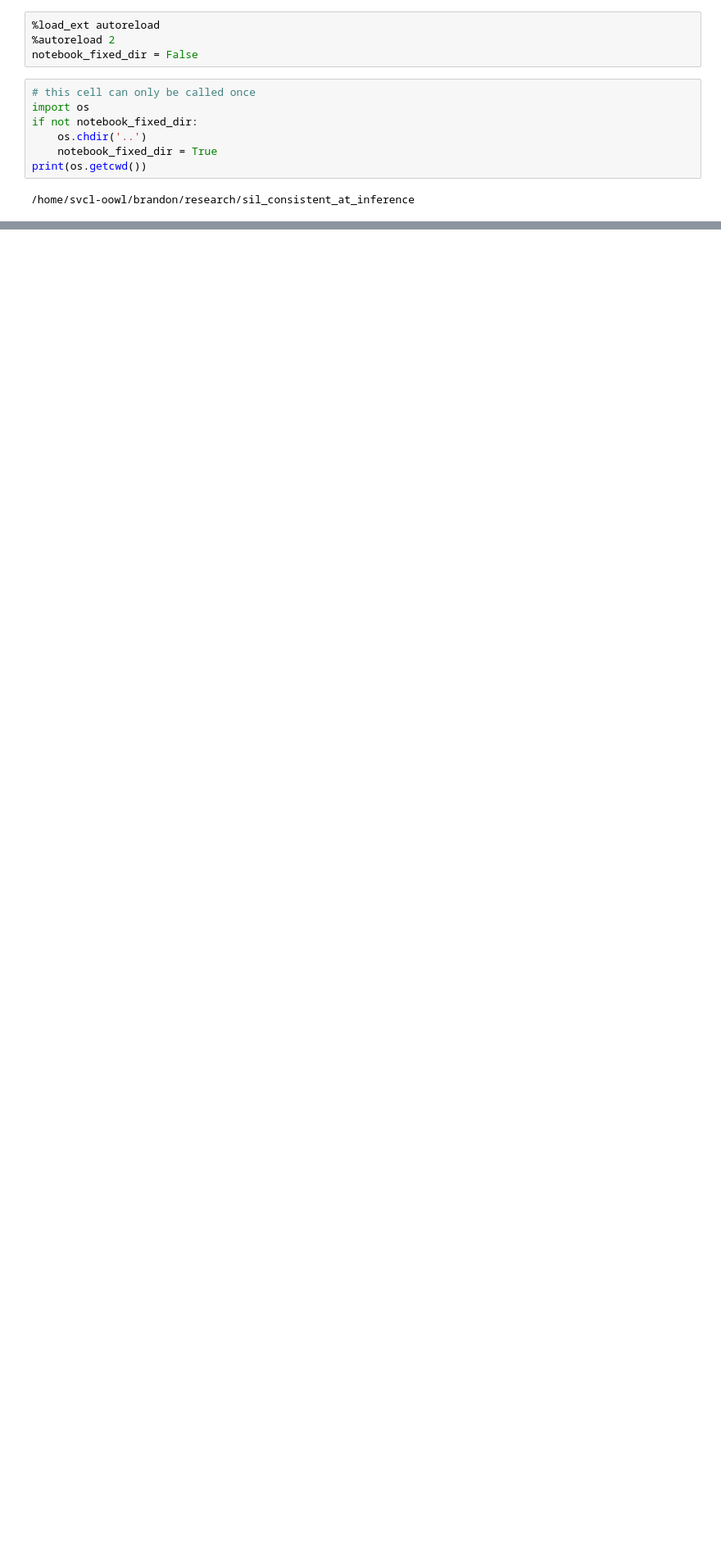
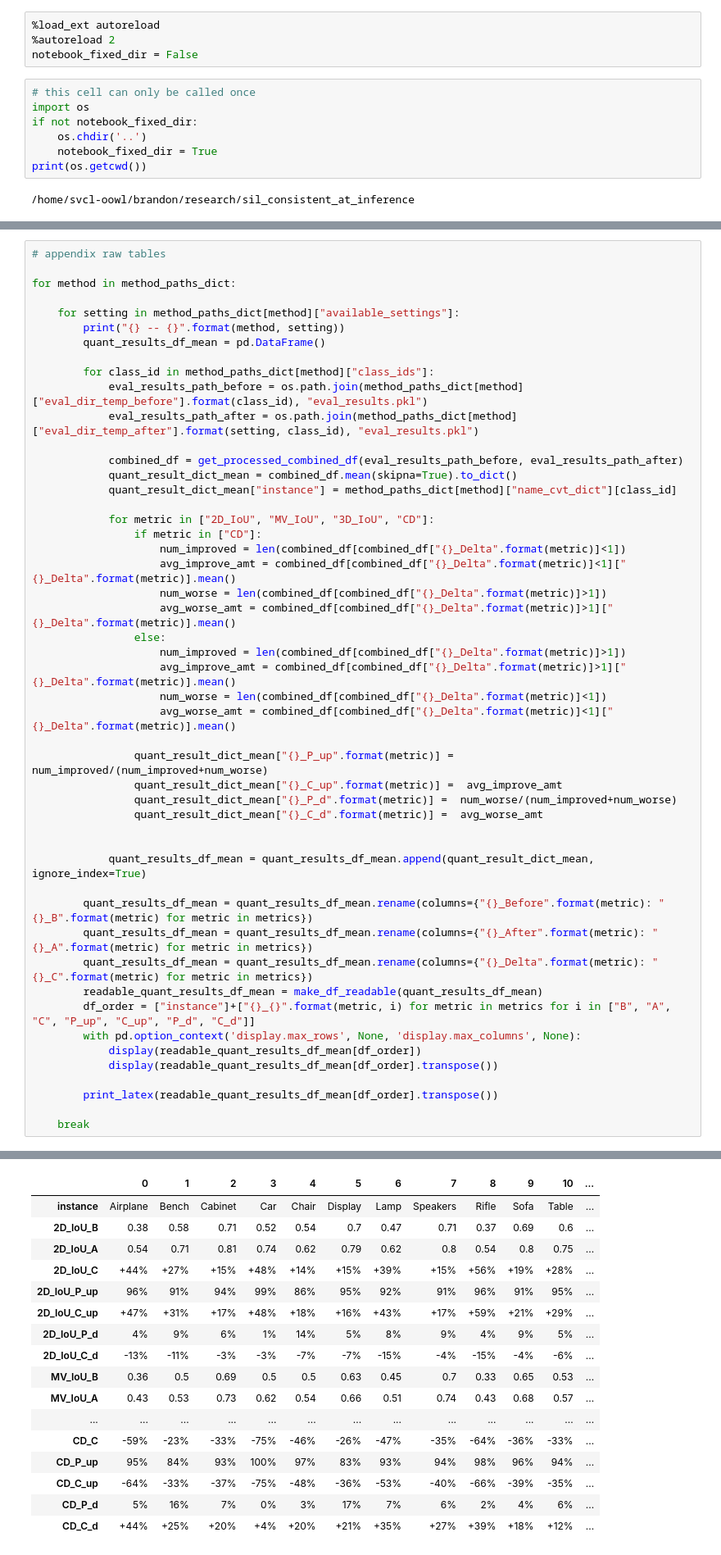
Before and after one commit to b7leung/sil_consistent_at_inference, a Jupyter notebook: notebooks/Show_Quantative_Results.ipynb, the cells around one changed output, grey strips where cells are left out. Shown at 82% size. Drawn from its saved outputs; the diff is of its cells as text; blank space fills up the shorter version.

```diff
--- a/notebooks/Show_Quantative_Results.ipynb
+++ b/notebooks/Show_Quantative_Results.ipynb
@@ -237,0 +388,50 @@ comp_df.hist(column="iou_3d_delta", bins=100)
+# %%
+# appendix raw tables
+
+for method in method_paths_dict:
+
+    for setting in method_paths_dict[method]["available_settings"]:
+        print("{} -- {}".format(method, setting))
+        quant_results_df_mean = pd.DataFrame()
+
+        for class_id in method_paths_dict[method]["class_ids"]:
+            eval_results_path_before = os.path.join(method_paths_dict[method]["eval_dir_temp_before"].format(class_id), "eval_results.pkl")
+            eval_results_path_after = os.path.join(method_paths_dict[method]["eval_dir_temp_after"].format(setting, class_id), "eval_results.pkl")
+
+            combined_df = get_processed_combined_df(eval_results_path_before, eval_results_path_after)
+            quant_result_dict_mean = combined_df.mean(skipna=True).to_dict()
+            quant_result_dict_mean["instance"] = method_paths_dict[method]["name_cvt_dict"][class_id]
+
+            for metric in ["2D_IoU", "MV_IoU", "3D_IoU", "CD"]:
+                if metric in ["CD"]:
+                    num_improved = len(combined_df[combined_df["{}_Delta".format(metric)]<1])
+                    avg_improve_amt = combined_df[combined_df["{}_Delta".format(metric)]<1]["{}_Delta".format(metric)].mean()
+                    num_worse = len(combined_df[combined_df["{}_Delta".format(metric)]>1])
+                    avg_worse_amt = combined_df[combined_df["{}_Delta".format(metric)]>1]["{}_Delta".format(metric)].mean()
+                else:
+                    num_improved = len(combined_df[combined_df["{}_Delta".format(metric)]>1])
+                    avg_improve_amt = combined_df[combined_df["{}_Delta".format(metric)]>1]["{}_Delta".format(metric)].mean()
+                    num_worse = len(combined_df[combined_df["{}_Delta".format(metric)]<1])
+                    avg_worse_amt = combined_df[combined_df["{}_Delta".format(metric)]<1]["{}_Delta".format(metric)].mean()
+
+                quant_result_dict_mean["{}_P_up".format(metric)] =  num_improved/(num_improved+num_worse)
+                quant_result_dict_mean["{}_C_up".format(metric)] =  avg_improve_amt
+                quant_result_dict_mean["{}_P_d".format(metric)] =  num_worse/(num_improved+num_worse)
+                quant_result_dict_mean["{}_C_d".format(metric)] =  avg_worse_amt
+
+
+            quant_results_df_mean = quant_results_df_mean.append(quant_result_dict_mean, ignore_index=True)
+
+        quant_results_df_mean = quant_results_df_mean.rename(columns={"{}_Before".format(metric): "{}_B".format(metric) for metric in metrics})
+        quant_results_df_mean = quant_results_df_mean.rename(columns={"{}_After".format(metric): "{}_A".format(metric) for metric in metrics})
+        quant_results_df_mean = quant_results_df_mean.rename(columns={"{}_Delta".format(metric): "{}_C".format(metric) for metric in metrics})
+        readable_quant_results_df_mean = make_df_readable(quant_results_df_mean)
+        df_order = ["instance"]+["{}_{}".format(metric, i) for metric in metrics for i in ["B", "A", "C", "P_up", "C_up", "P_d", "C_d"]]
+        with pd.option_context('display.max_rows', None, 'display.max_columns', None):
+            display(readable_quant_results_df_mean[df_order])
+            display(readable_quant_results_df_mean[df_order].transpose())
+
+        print_latex(readable_quant_results_df_mean[df_order].transpose())
+
+    break
+# %% [output]
@@ -237,0 +454,17 @@ comp_df.hist(column="iou_3d_delta", bins=100)
+|  | 0 | 1 | 2 | 3 | 4 | 5 | 6 | 7 | 8 | 9 | 10 | ... |
+| instance | Airplane | Bench | Cabinet | Car | Chair | Display | Lamp | Speakers | Rifle | Sofa | Table | ... |
+| 2D_IoU_B | 0.38 | 0.58 | 0.71 | 0.52 | 0.54 | 0.7 | 0.47 | 0.71 | 0.37 | 0.69 | 0.6 | ... |
+| 2D_IoU_A | 0.54 | 0.71 | 0.81 | 0.74 | 0.62 | 0.79 | 0.62 | 0.8 | 0.54 | 0.8 | 0.75 | ... |
+| 2D_IoU_C | +44% | +27% | +15% | +48% | +14% | +15% | +39% | +15% | +56% | +19% | +28% | ... |
+| 2D_IoU_P_up | 96% | 91% | 94% | 99% | 86% | 95% | 92% | 91% | 96% | 91% | 95% | ... |
+| 2D_IoU_C_up | +47% | +31% | +17% | +48% | +18% | +16% | +43% | +17% | +59% | +21% | +29% | ... |
+| 2D_IoU_P_d | 4% | 9% | 6% | 1% | 14% | 5% | 8% | 9% | 4% | 9% | 5% | ... |
+| 2D_IoU_C_d | -13% | -11% | -3% | -3% | -7% | -7% | -15% | -4% | -15% | -4% | -6% | ... |
+| MV_IoU_B | 0.36 | 0.5 | 0.69 | 0.5 | 0.5 | 0.63 | 0.45 | 0.7 | 0.33 | 0.65 | 0.53 | ... |
+| MV_IoU_A | 0.43 | 0.53 | 0.73 | 0.62 | 0.54 | 0.66 | 0.51 | 0.74 | 0.43 | 0.68 | 0.57 | ... |
+| ... | ... | ... | ... | ... | ... | ... | ... | ... | ... | ... | ... | ... |
+| CD_C | -59% | -23% | -33% | -75% | -46% | -26% | -47% | -35% | -64% | -36% | -33% | ... |
+| CD_P_up | 95% | 84% | 93% | 100% | 97% | 83% | 93% | 94% | 98% | 96% | 94% | ... |
+| CD_C_up | -64% | -33% | -37% | -75% | -48% | -36% | -53% | -40% | -66% | -39% | -35% | ... |
+| CD_P_d | 5% | 16% | 7% | 0% | 3% | 17% | 7% | 6% | 2% | 4% | 6% | ... |
+| CD_C_d | +44% | +25% | +20% | +4% | +20% | +21% | +35% | +27% | +39% | +18% | +12% | ... |
```
Also changed, not shown: parts of 16 cells of this notebook, 52 other files.
